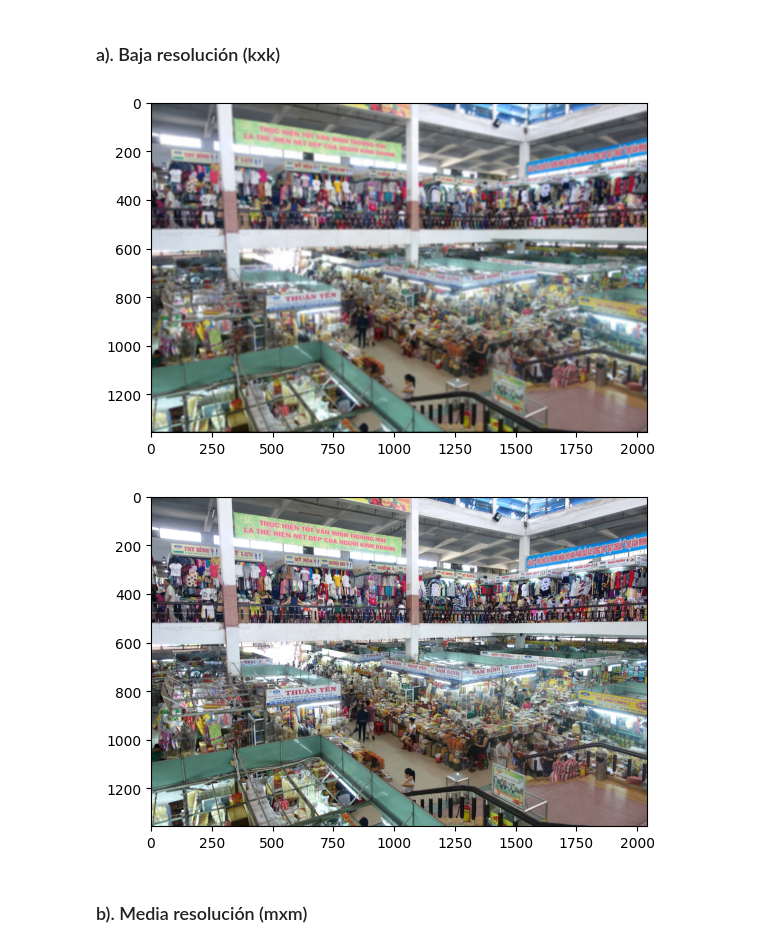
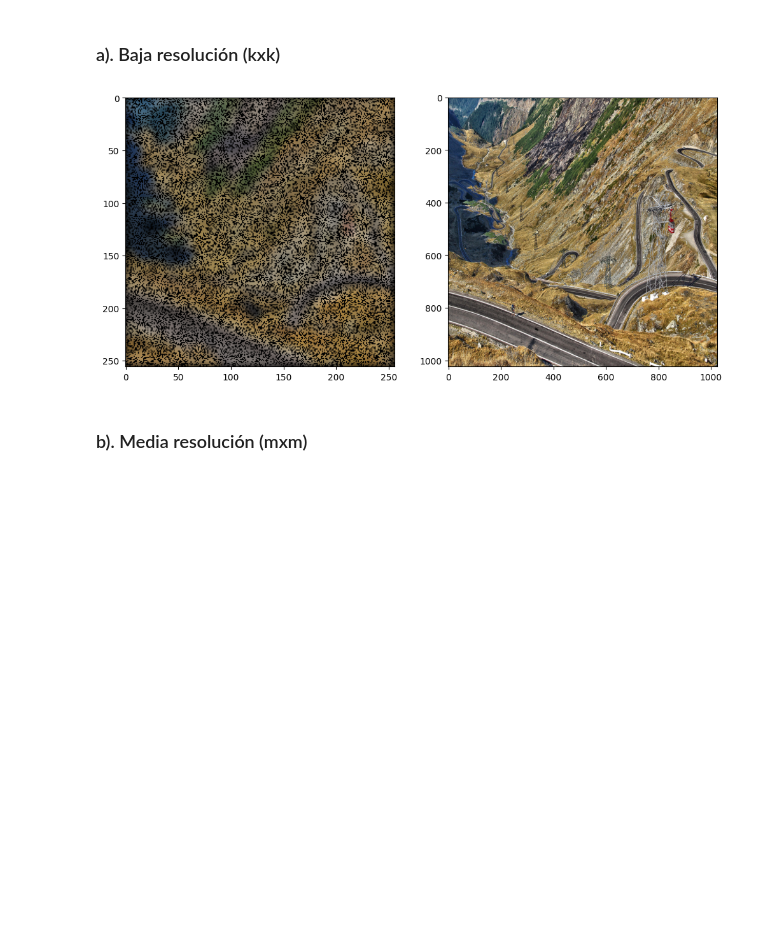
Before and after one commit to dmarintwentychu/TFG, a Jupyter notebook: Code/TFGCode/TFGFinalNotebook.ipynb, the cells around one changed output. Drawn from its saved outputs; the diff is of its cells as text; code cells hidden in the pictures; blank space fills up the shorter version.

```diff
--- a/Code/TFGCode/TFGFinalNotebook.ipynb
+++ b/Code/TFGCode/TFGFinalNotebook.ipynb
@@ -82,5 +81,5 @@ Esta implementación está hecha por https://gist.github.com/blzq/c87d42f45a8c5a
 # %%
-def gaussian_blur(img, kernel_size=11, sigma=5):
+def gaussian_blur(img, kernel_size=11, sigma=50):
     def gauss_kernel(channels, kernel_size, sigma):
         ax = tf.range(-kernel_size // 2 + 1.0, kernel_size // 2 + 1.0)
         xx, yy = tf.meshgrid(ax, ax)
@@ -98,9 +97,20 @@ def gaussian_blur(img, kernel_size=11, sigma=5):
     img_blurred = tf.squeeze(img_blurred, axis=0)  # Eliminar la dimensión extra agregada
 
     return img_blurred
+# %%
+def corrupt_part_of_image(image, noise_level=0.1, corruption_level=0.35):
+
+    mask = tf.random.uniform(tf.shape(image)[:2]) < corruption_level
+    noise = tf.random.normal(tf.shape(image), stddev=noise_level)
+    noise = (noise + 1.0) / 2.0
+    corrupted_image = tf.where(mask[..., tf.newaxis], tf.clip_by_value(image + noise, 0.0, 1.0), image)
+
+    return corrupted_image
 # %%
 def low_res(img):
+    img = tf.image.resize(img,size=(256,256))
     img = gaussian_blur(img)
+    img = corrupt_part_of_image(img)
     return img
 # %%
 def med_res(img):
@@ -127,6 +137,7 @@ def normalize(img):
 def low_res_img_map(input_path):
 
     target_img = load(input_path)
+    target_img = tf.image.resize(target_img,size=(1024,1024))
 
     input_image = low_res(target_img)
 
@@ -138,17 +149,19 @@ def low_res_img_map(input_path):
 def med_res_img_map(input_path):
 
     target_img = load(input_path)
+    target_img = tf.image.resize(target_img,size=(1024,1024))
 
     input_image = med_res(target_img)
 
     target_img = normalize(target_img)
-    input_image = normalize(input_image)
+    target_img = normalize(target_img)
 
     return input_image, target_img
 
 def high_res_img_map(input_path):
 
     target_img = load(input_path)
+    target_img = tf.image.resize(target_img,size=(1024,1024))
 
     target_img = normalize(target_img)
 
@@ -170,14 +183,13 @@ low_res_train_dataset = create_dataset(DIV2K_TRAIN_HR_PATH,low_res_img_map)
 low_res_valid_dataset = create_dataset(DIV2K_VALID_HR_PATH,low_res_img_map)
 # %%
 for a,b in low_res_train_dataset.as_numpy_iterator():
-    plt.imshow(a[0])
-    plt.show()
-    plt.imshow(b[0])
+    fig, axs = plt.subplots(1, 2,figsize=(12,6))
+    axs[0].imshow(a[0])
+    axs[1].imshow(b[0])
     plt.show()
     break
 # %% [output]
-[figure, old version]
+[figure, new version]
-[figure, removed]
 # %% [markdown]
 ### b). Media resolución (mxm) <a id="mr"></a>
 # %%
```
Also changed, not shown: parts of 12 cells of this notebook, 3 other files.
